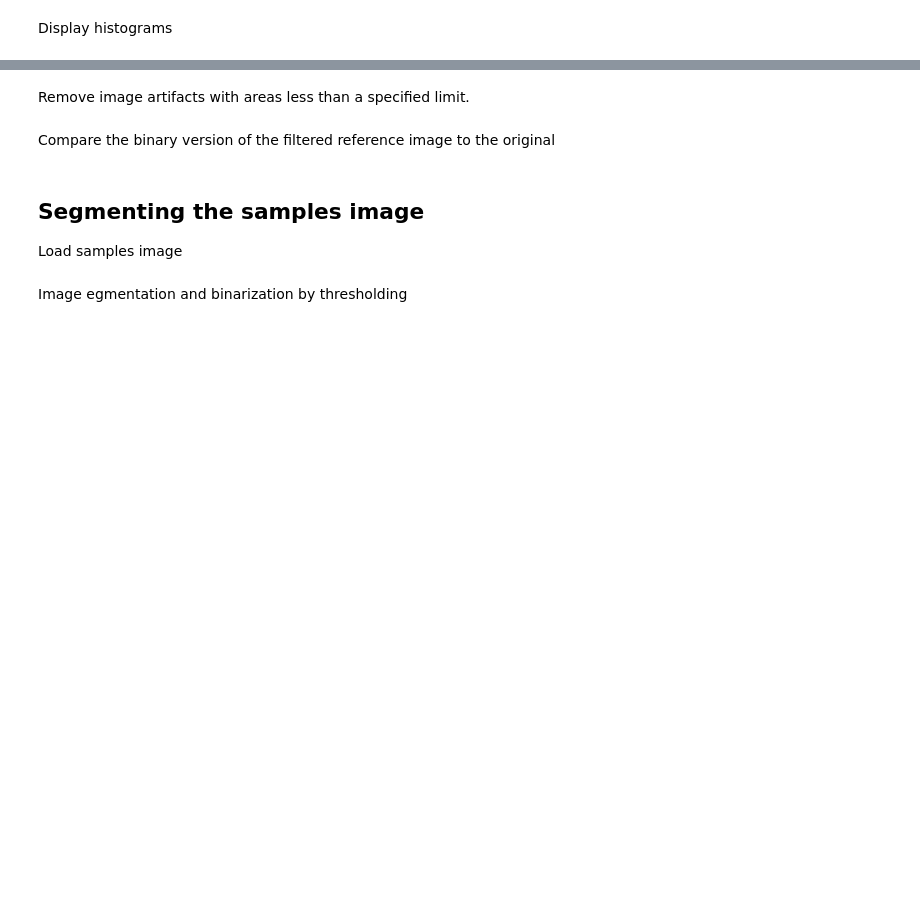
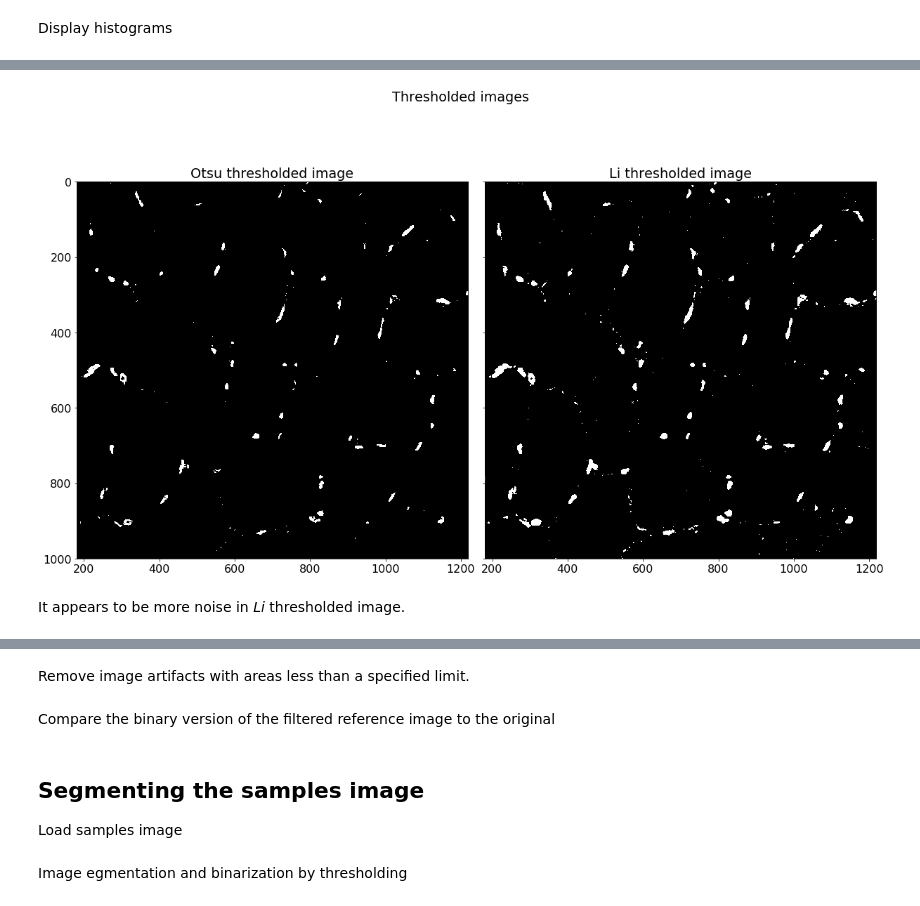
Before and after one commit to GSEL9/nih-prototype, a Jupyter notebook: prototype/tutorial.ipynb, the cells around one changed output, grey strips where cells are left out. Saved outputs shown, nothing was run; the diff lists cells and outputs as text; code cells hidden in the pictures; blank space fills up the shorter version.

```diff
--- a/prototype/tutorial.ipynb
+++ b/prototype/tutorial.ipynb
@@ -96,0 +95,15 @@ for num, thresh in enumerate(thresholds):
+# %%
+fig, ax = plt.subplots(ncols=2, figsize=(17, 10), sharey=True)
+fig.suptitle('Thresholded images')
+
+ax[0].imshow(binarize(ref_image, thresholds['otsu']), cmap=plt.cm.gray);
+ax[0].set_title('Otsu thresholded image');
+ax[1].imshow(binarize(ref_image, thresholds['li']), cmap=plt.cm.gray);
+ax[1].set_title('Li thresholded image');
+
+plt.tight_layout()
+fig.subplots_adjust(top=0.80)
+# %% [output]
+[figure, added]
+# %% [markdown]
+It appears to be more noise in *Li* thresholded image.
```
Also changed, not shown: parts of 8 cells of this notebook, 1 other file.
